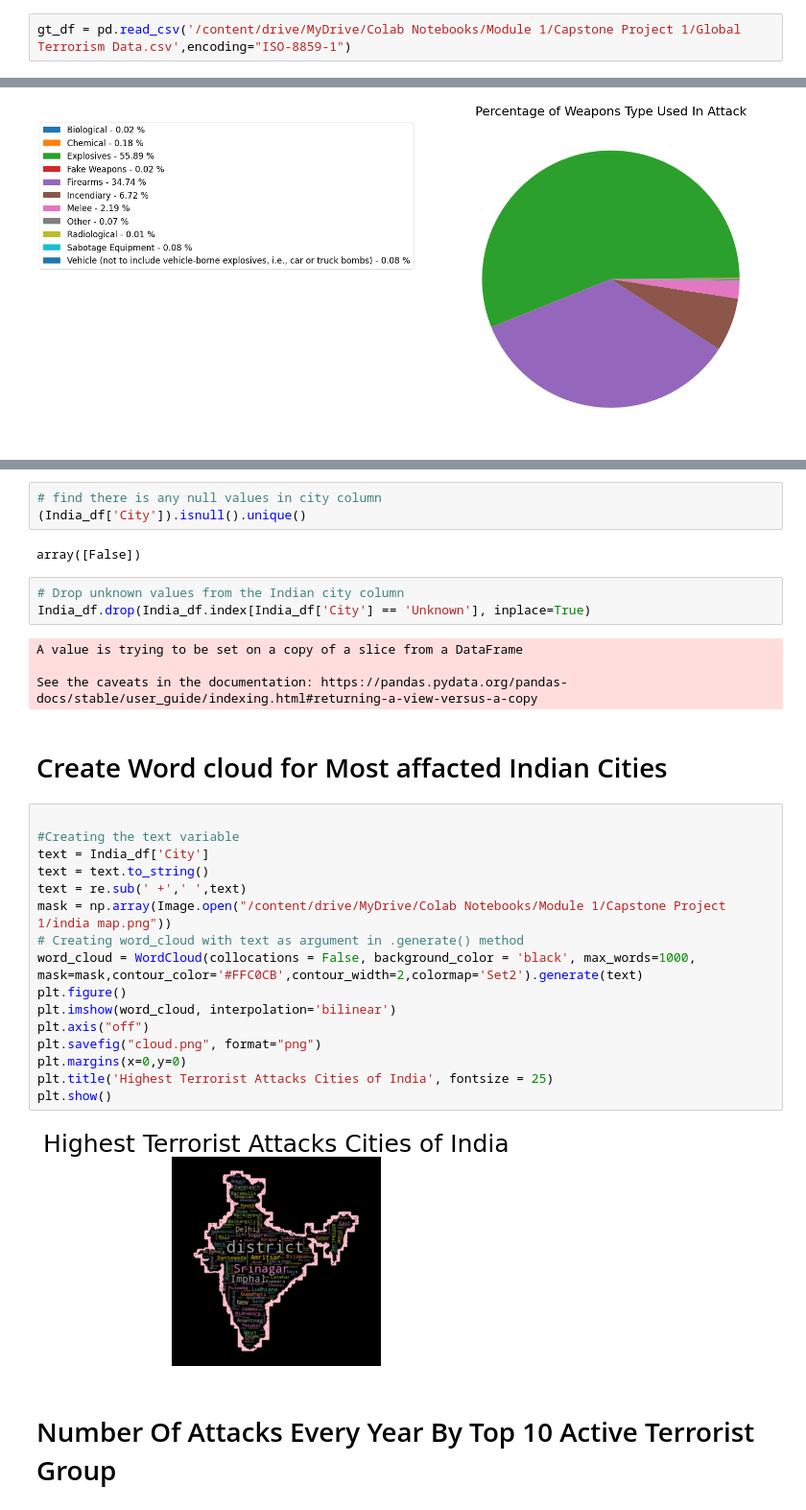
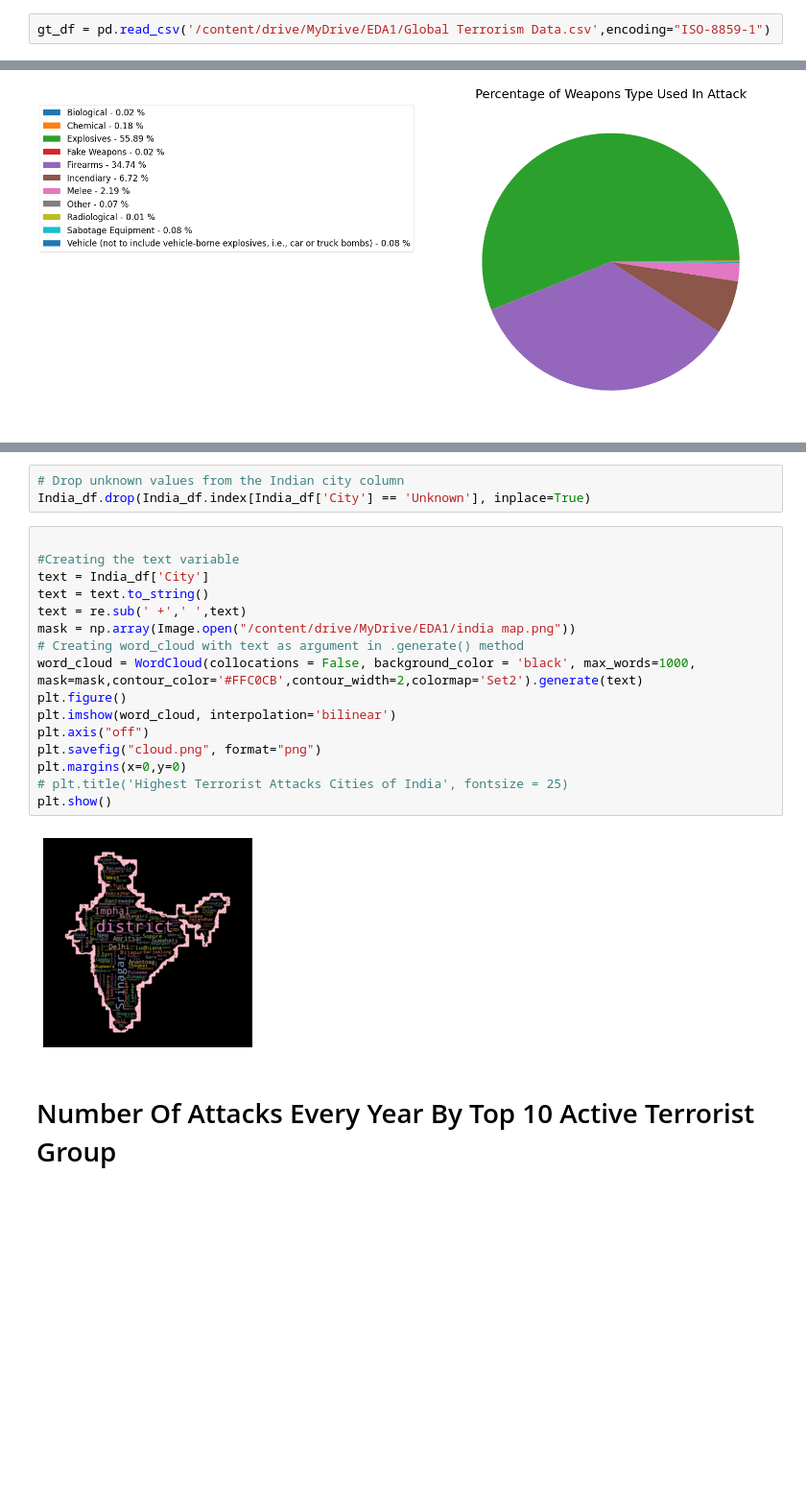
Before and after one commit to yashpatil454/Global_Terrorism_EDA_I, a Jupyter notebook: Team_Global_Terrorism_Analysis_Capstone_Project_I.ipynb, the cells around one changed output, grey strips where cells are left out. Shown: that part at 96% size. Saved outputs shown, nothing was run; the diff lists cells and outputs as text; blank space fills up the shorter version.

```diff
--- a/Team_Global_Terrorism_Analysis_Capstone_Project_I.ipynb
+++ b/Team_Global_Terrorism_Analysis_Capstone_Project_I.ipynb
@@ -21,2 +21,2 @@ Drive already mounted at /content/drive; to attempt to forcibly remount, call dr
 # %%
-gt_df = pd.read_csv('/content/drive/MyDrive/Colab Notebooks/Module 1/Capstone Project 1/Global Terrorism Data.csv',encoding="ISO-8859-1")
+gt_df = pd.read_csv('/content/drive/MyDrive/EDA1/Global Terrorism Data.csv',encoding="ISO-8859-1")
@@ -347,38 +323,27 @@ India_df['City']
 181684          Hungrum
 181689           Imphal
 Name: City, Length: 10910, dtype: object
-# %%
-# find there is any null values in city column
-(India_df['City']).isnull().unique()
-# %% [output]
-array([False])
 # %%
 # Drop unknown values from the Indian city column
 India_df.drop(India_df.index[India_df['City'] == 'Unknown'], inplace=True)
-# %% [output]
-A value is trying to be set on a copy of a slice from a DataFrame
-
-See the caveats in the documentation: https://pandas.pydata.org/pandas-docs/stable/user_guide/indexing.html#returning-a-view-versus-a-copy
-# %% [markdown]
-# Create Word cloud for Most affacted Indian Cities
 # %%
 
 #Creating the text variable
 text = India_df['City']
 text = text.to_string()
 text = re.sub(' +',' ',text)
-mask = np.array(Image.open("/content/drive/MyDrive/Colab Notebooks/Module 1/Capstone Project 1/india map.png"))
+mask = np.array(Image.open("/content/drive/MyDrive/EDA1/india map.png"))
 # Creating word_cloud with text as argument in .generate() method
 word_cloud = WordCloud(collocations = False, background_color = 'black', max_words=1000, mask=mask,contour_color='#FFC0CB',contour_width=2,colormap='Set2').generate(text)
 plt.figure()
 plt.imshow(word_cloud, interpolation='bilinear')
 plt.axis("off")
 plt.savefig("cloud.png", format="png")
 plt.margins(x=0,y=0)
-plt.title('Highest Terrorist Attacks Cities of India', fontsize = 25)
+# plt.title('Highest Terrorist Attacks Cities of India', fontsize = 25)
 plt.show()
 # %% [output]
-[figure, old version]
+[figure, new version]
 # %% [markdown]
 # Number Of Attacks Every Year By Top 10 Active Terrorist Group
 # %%
```
Also changed, not shown: parts of 26 cells of this notebook.
